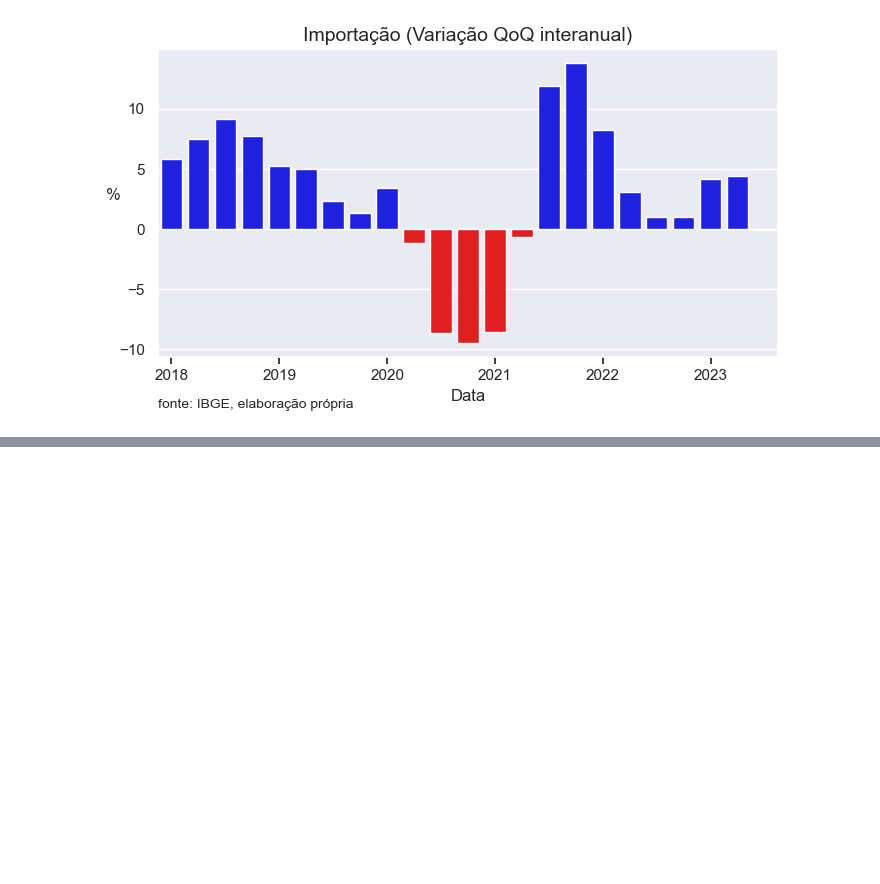
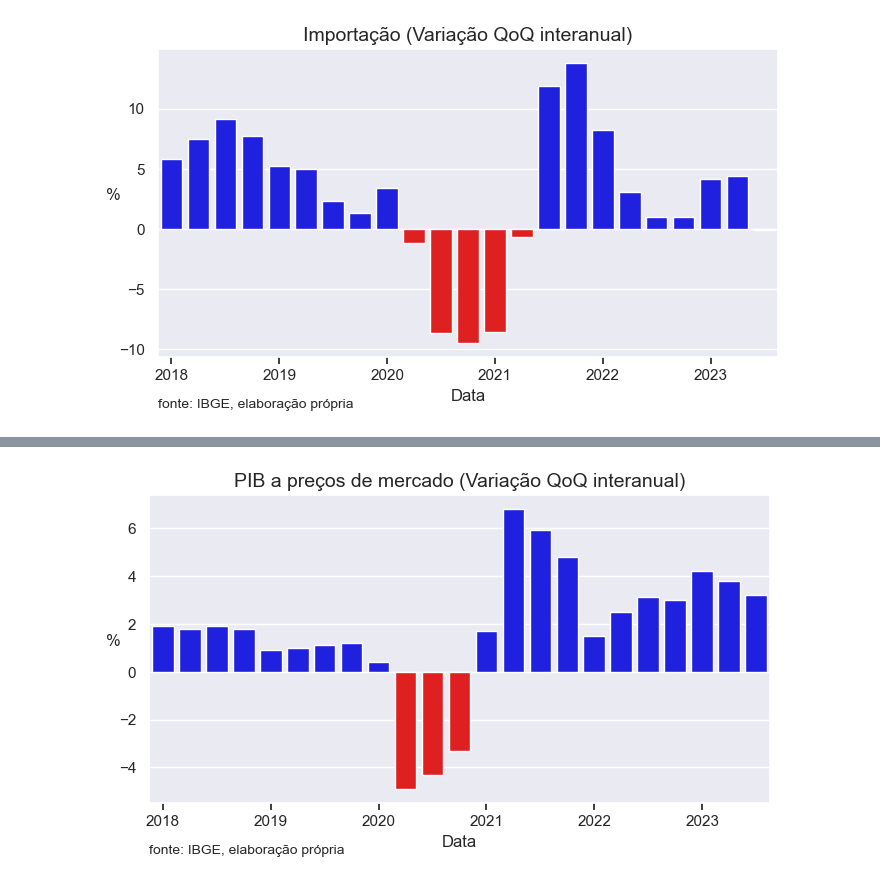
Before and after one commit to MarceloMatsuura/Analise-de-dados-IBGE, a Jupyter notebook: gdp_analise_interanual.ipynb, the cells around one changed output, grey strips where cells are left out. Cells and saved outputs as stored; diff of their text form; code cells hidden in the pictures; blank space fills up the shorter version.

```diff
--- a/gdp_analise.ipynb
+++ b/gdp_analise_interanual.ipynb
@@ -181,0 +196,4 @@ plot_sector(6562, set_list[8])
+# %%
+plot_sector(6563, set_list[3])
+# %% [output]
+[figure, added]
```
Also changed, not shown: parts of 11 cells of this notebook, 1 other file.
